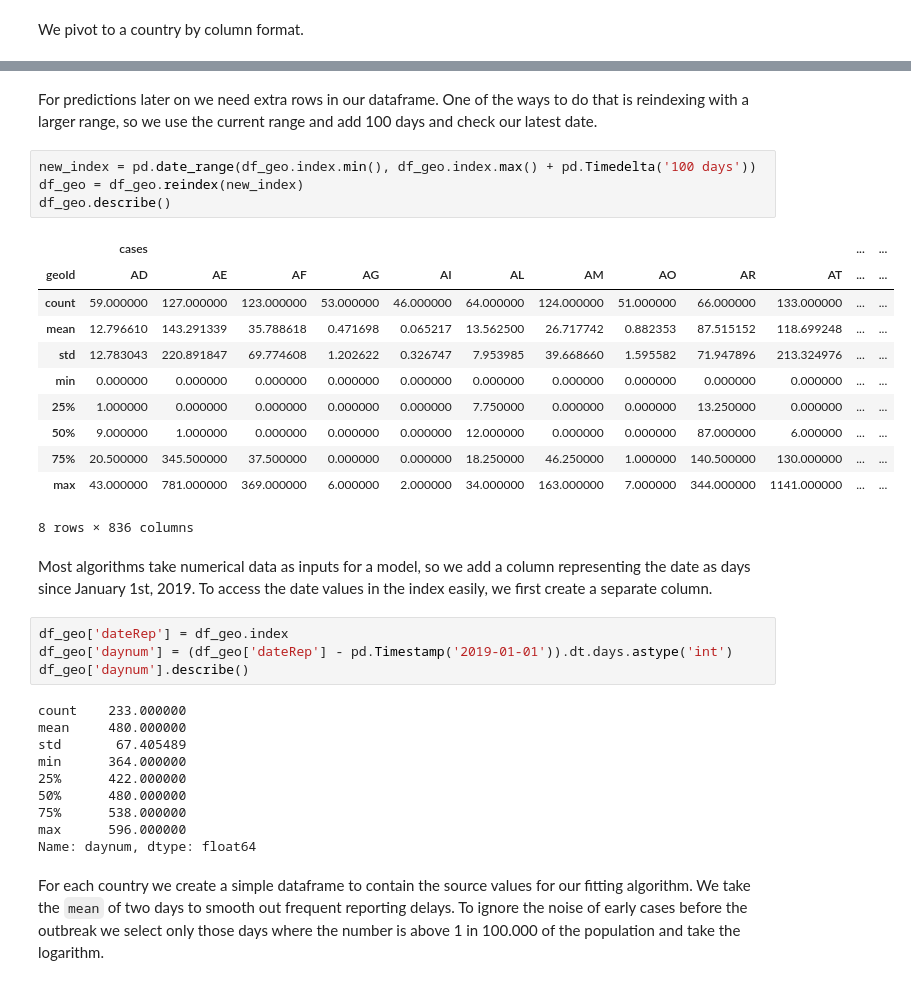
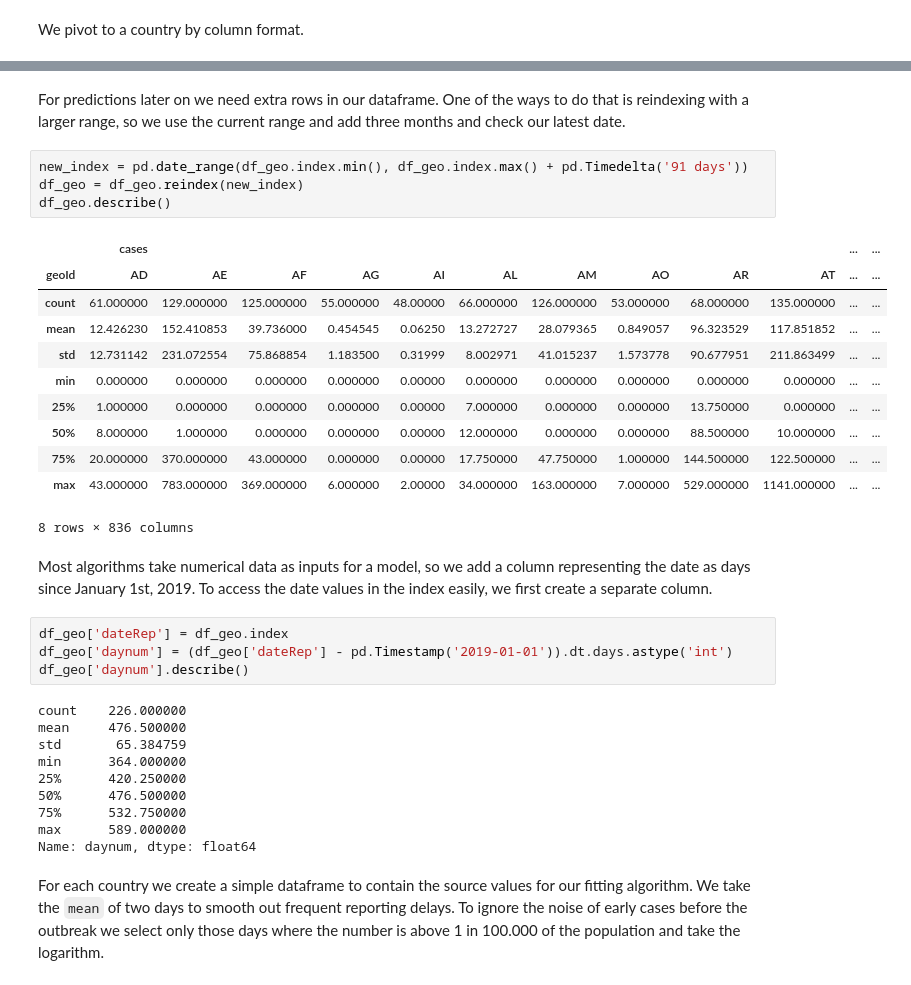
Before and after one commit to R3dje/COVID19, a Jupyter notebook: Modelmulti.ipynb, the cells around one changed output, grey strips where cells are left out. Cells and saved outputs as stored; diff of their text form.

```diff
--- a/Modelmulti.ipynb
+++ b/Modelmulti.ipynb
@@ -89,20 +89,20 @@ df_geo
 # %% [markdown]
-For predictions later on we need extra rows in our dataframe. One of the ways to do that is reindexing with a larger range, so we use the current range and add 100 days and check our latest date.
+For predictions later on we need extra rows in our dataframe. One of the ways to do that is reindexing with a larger range, so we use the current range and add three months and check our latest date.
 # %%
-new_index = pd.date_range(df_geo.index.min(), df_geo.index.max() + pd.Timedelta('100 days'))
+new_index = pd.date_range(df_geo.index.min(), df_geo.index.max() + pd.Timedelta('91 days'))
 df_geo = df_geo.reindex(new_index)
 df_geo.describe()
 # %% [output]
 |  | cases |  |  |  |  |  |  |  |  |  | ... | ... |
 | geoId | AD | AE | AF | AG | AI | AL | AM | AO | AR | AT | ... | ... |
-| count | 59.000000 | 127.000000 | 123.000000 | 53.000000 | 46.000000 | 64.000000 | 124.000000 | 51.000000 | 66.000000 | 133.000000 | ... | ... |
-| mean | 12.796610 | 143.291339 | 35.788618 | 0.471698 | 0.065217 | 13.562500 | 26.717742 | 0.882353 | 87.515152 | 118.699248 | ... | ... |
-| std | 12.783043 | 220.891847 | 69.774608 | 1.202622 | 0.326747 | 7.953985 | 39.668660 | 1.595582 | 71.947896 | 213.324976 | ... | ... |
-| min | 0.000000 | 0.000000 | 0.000000 | 0.000000 | 0.000000 | 0.000000 | 0.000000 | 0.000000 | 0.000000 | 0.000000 | ... | ... |
-| 25% | 1.000000 | 0.000000 | 0.000000 | 0.000000 | 0.000000 | 7.750000 | 0.000000 | 0.000000 | 13.250000 | 0.000000 | ... | ... |
-| 50% | 9.000000 | 1.000000 | 0.000000 | 0.000000 | 0.000000 | 12.000000 | 0.000000 | 0.000000 | 87.000000 | 6.000000 | ... | ... |
-| 75% | 20.500000 | 345.500000 | 37.500000 | 0.000000 | 0.000000 | 18.250000 | 46.250000 | 1.000000 | 140.500000 | 130.000000 | ... | ... |
-| max | 43.000000 | 781.000000 | 369.000000 | 6.000000 | 2.000000 | 34.000000 | 163.000000 | 7.000000 | 344.000000 | 1141.000000 | ... | ... |
+| count | 61.000000 | 129.000000 | 125.000000 | 55.000000 | 48.00000 | 66.000000 | 126.000000 | 53.000000 | 68.000000 | 135.000000 | ... | ... |
+| mean | 12.426230 | 152.410853 | 39.736000 | 0.454545 | 0.06250 | 13.272727 | 28.079365 | 0.849057 | 96.323529 | 117.851852 | ... | ... |
+| std | 12.731142 | 231.072554 | 75.868854 | 1.183500 | 0.31999 | 8.002971 | 41.015237 | 1.573778 | 90.677951 | 211.863499 | ... | ... |
+| min | 0.000000 | 0.000000 | 0.000000 | 0.000000 | 0.00000 | 0.000000 | 0.000000 | 0.000000 | 0.000000 | 0.000000 | ... | ... |
+| 25% | 1.000000 | 0.000000 | 0.000000 | 0.000000 | 0.00000 | 7.000000 | 0.000000 | 0.000000 | 13.750000 | 0.000000 | ... | ... |
+| 50% | 8.000000 | 1.000000 | 0.000000 | 0.000000 | 0.00000 | 12.000000 | 0.000000 | 0.000000 | 88.500000 | 10.000000 | ... | ... |
+| 75% | 20.000000 | 370.000000 | 43.000000 | 0.000000 | 0.00000 | 17.750000 | 47.750000 | 1.000000 | 144.500000 | 122.500000 | ... | ... |
+| max | 43.000000 | 783.000000 | 369.000000 | 6.000000 | 2.00000 | 34.000000 | 163.000000 | 7.000000 | 529.000000 | 1141.000000 | ... | ... |
 8 rows × 836 columns
 # %% [markdown]
 Most algorithms take numerical data as inputs for a model, so we add a column representing the date as days since January 1st, 2019. To access the date values in the index easily, we first create a separate column.
@@ -111,14 +111,14 @@ df_geo['dateRep'] = df_geo.index
 df_geo['daynum'] = (df_geo['dateRep'] - pd.Timestamp('2019-01-01')).dt.days.astype('int')
 df_geo['daynum'].describe()
 # %% [output]
-count    233.000000
-mean     480.000000
-std       67.405489
+count    226.000000
+mean     476.500000
+std       65.384759
 min      364.000000
-25%      422.000000
-50%      480.000000
-75%      538.000000
-max      596.000000
+25%      420.250000
+50%      476.500000
+75%      532.750000
+max      589.000000
 Name: daynum, dtype: float64
 # %% [markdown]
 For each country we create a simple dataframe to contain the source values for our fitting algorithm. We take the `mean` of two  days to smooth out frequent reporting delays. To ignore the noise of early cases before the outbreak we select only those days where the number is above 1 in 100.000 of the population and take the logarithm.
```
Also changed, not shown: parts of 5 cells of this notebook, 5 other files.
